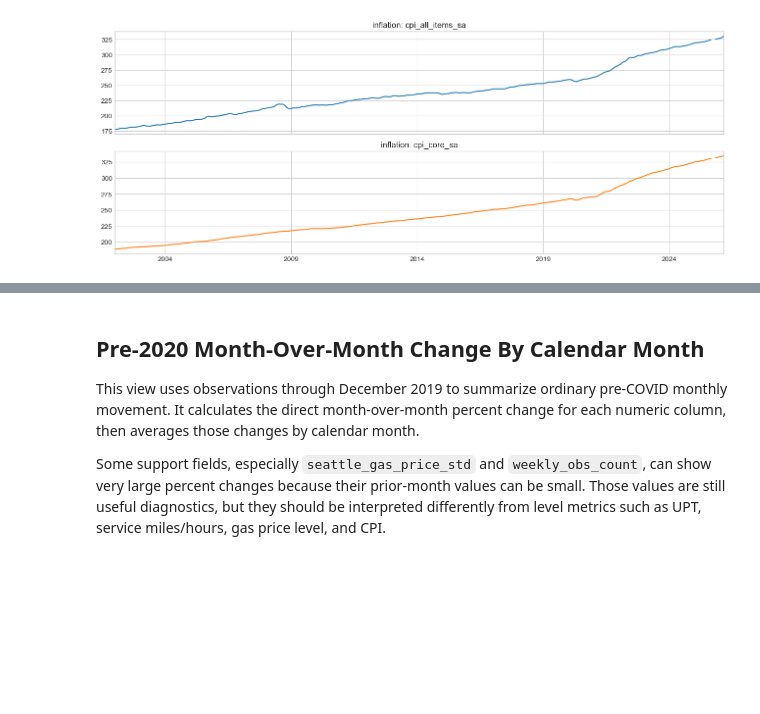
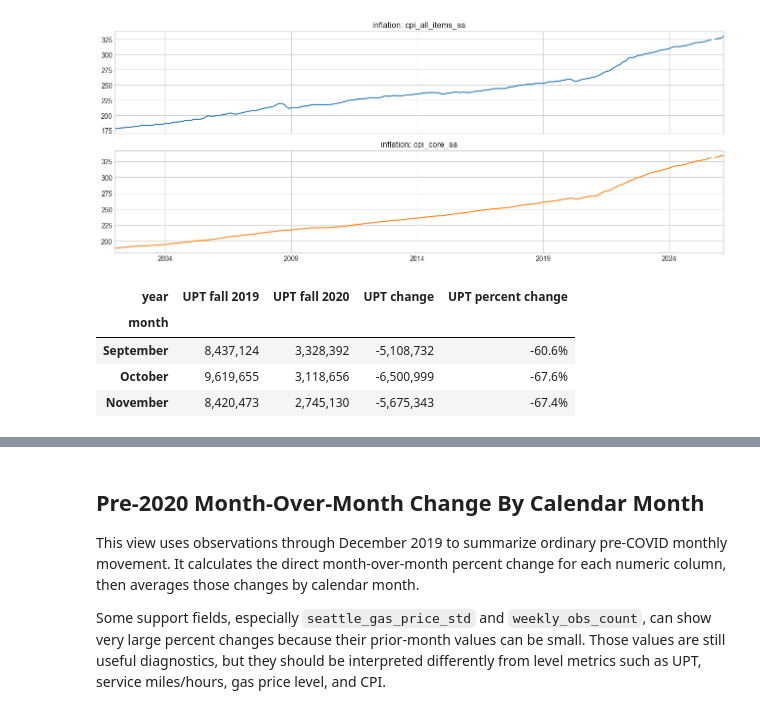
Before and after one commit to jon171137/transit-ml-pipeline, a Jupyter notebook: integrated_monthly_base_eda.ipynb, the cells around one changed output, grey strips where cells are left out. Cells and saved outputs as stored; diff of their text form; code cells hidden in the pictures; blank space fills up the shorter version.

```diff
--- a/integrated_monthly_base_eda.ipynb
+++ b/integrated_monthly_base_eda.ipynb
@@ -235,3 +235,48 @@ for group_name, cols in source_groups.items():
 [figure]
 [figure]
 [figure]
+# %%
+fall_months = [9, 10, 11]
+fall_upt = (
+    df.loc[
+        df["date"].dt.year.isin([2019, 2020])
+        & df["date"].dt.month.isin(fall_months),
+        ["date", "upt"],
+    ]
+    .assign(
+        year=lambda x: x["date"].dt.year,
+        month=lambda x: x["date"].dt.month_name(),
+        upt=lambda x: x["upt"].round(0).astype("Int64"),
+    )
+    .sort_values("date")
+)
+
+fall_upt_wide = fall_upt.pivot(index="month", columns="year", values="upt").reindex(
+    ["September", "October", "November"]
+)
+fall_upt_wide["drop_2019_to_2020"] = fall_upt_wide[2020] - fall_upt_wide[2019]
+fall_upt_wide["pct_drop_2019_to_2020"] = (
+    fall_upt_wide["drop_2019_to_2020"] / fall_upt_wide[2019] * 100
+).round(1)
+
+fall_upt_wide.rename(
+    columns={
+        2019: "UPT fall 2019",
+        2020: "UPT fall 2020",
+        "drop_2019_to_2020": "UPT change",
+        "pct_drop_2019_to_2020": "UPT percent change",
+    }
+).style.format(
+    {
+        "UPT fall 2019": "{:,.0f}",
+        "UPT fall 2020": "{:,.0f}",
+        "UPT change": "{:,.0f}",
+        "UPT percent change": "{:.1f}%",
+    }
+)
+# %% [output]
+| year | UPT fall 2019 | UPT fall 2020 | UPT change | UPT percent change |
+| month |  |  |  |  |
+| September | 8,437,124 | 3,328,392 | -5,108,732 | -60.6% |
+| October | 9,619,655 | 3,118,656 | -6,500,999 | -67.6% |
+| November | 8,420,473 | 2,745,130 | -5,675,343 | -67.4% |
```
Also changed, not shown: parts of 5 cells of this notebook, 5 other files.
